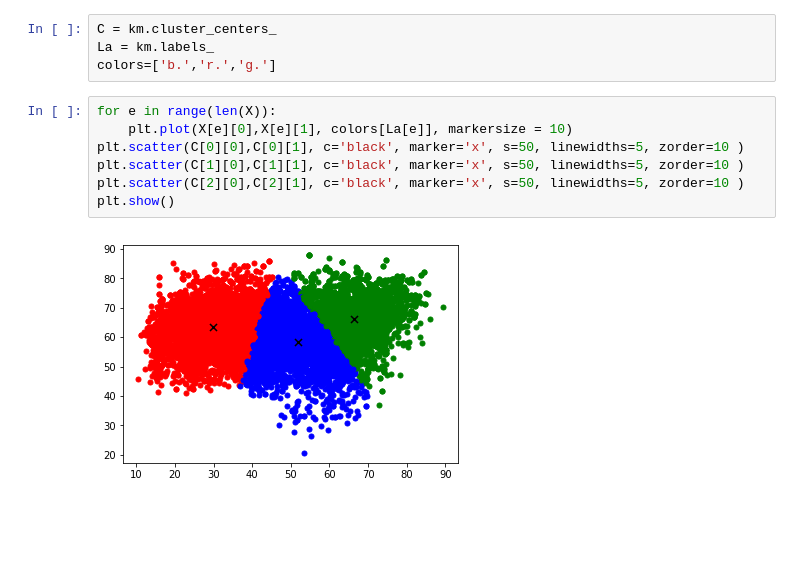
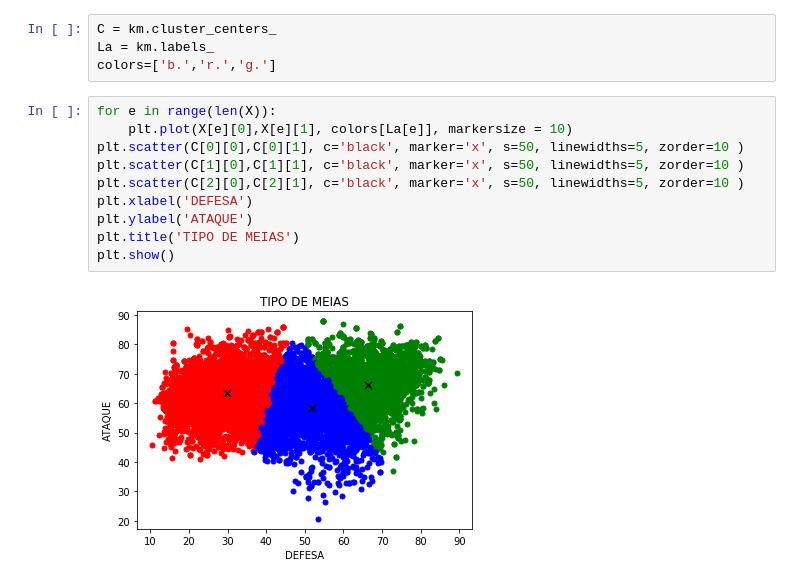
Before and after one commit to gabiuas/FIFA18, a Jupyter notebook: Fifa18.ipynb, the cells around one changed output. Saved outputs shown, nothing was run; the diff lists cells and outputs as text; blank space fills up the shorter version.

```diff
--- a/Fifa18.ipynb
+++ b/Fifa18.ipynb
@@ -148,9 +148,12 @@ colors=['b.','r.','g.']
 # %%
 for e in range(len(X)):
     plt.plot(X[e][0],X[e][1], colors[La[e]], markersize = 10)
 plt.scatter(C[0][0],C[0][1], c='black', marker='x', s=50, linewidths=5, zorder=10 )
 plt.scatter(C[1][0],C[1][1], c='black', marker='x', s=50, linewidths=5, zorder=10 )
 plt.scatter(C[2][0],C[2][1], c='black', marker='x', s=50, linewidths=5, zorder=10 )
+plt.xlabel('DEFESA')
+plt.ylabel('ATAQUE')
+plt.title('TIPO DE MEIAS')
 plt.show()
 # %% [output]
-[figure, old version]
+[figure, new version]
```
